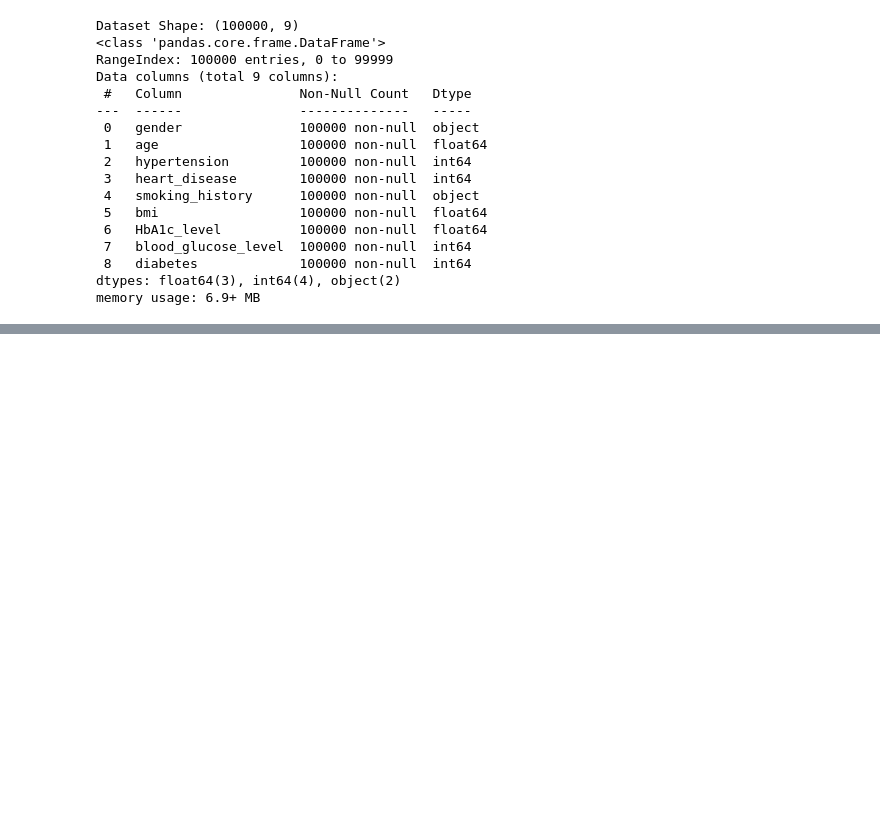
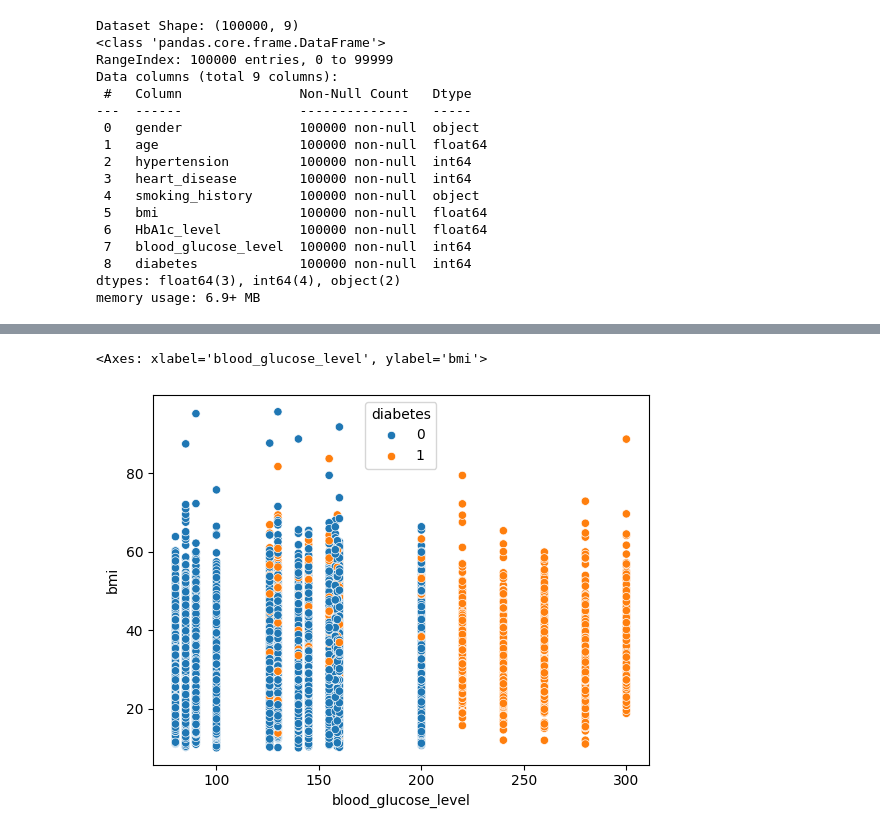
Before and after one commit to cgyireh1/Summative-assignment---MLOP, a Jupyter notebook: notebook/diabetes_prediction.ipynb, the cells around one changed output, grey strips where cells are left out. Saved outputs shown, nothing was run; the diff lists cells and outputs as text; code cells hidden in the pictures; blank space fills up the shorter version.

```diff
--- a/notebook/diabetes_prediction.ipynb
+++ b/notebook/diabetes_prediction.ipynb
@@ -72,0 +146,6 @@ memory usage: 6.9+ MB
+# %%
+# scatter lot of blood glucose level against bmi
+sns.scatterplot(data=df, x='blood_glucose_level', y='bmi', hue='diabetes')
+# %% [output]
+<Axes: xlabel='blood_glucose_level', ylabel='bmi'>
+[figure, added]
```
Also changed, not shown: parts of 24 cells of this notebook, 9 other files.
